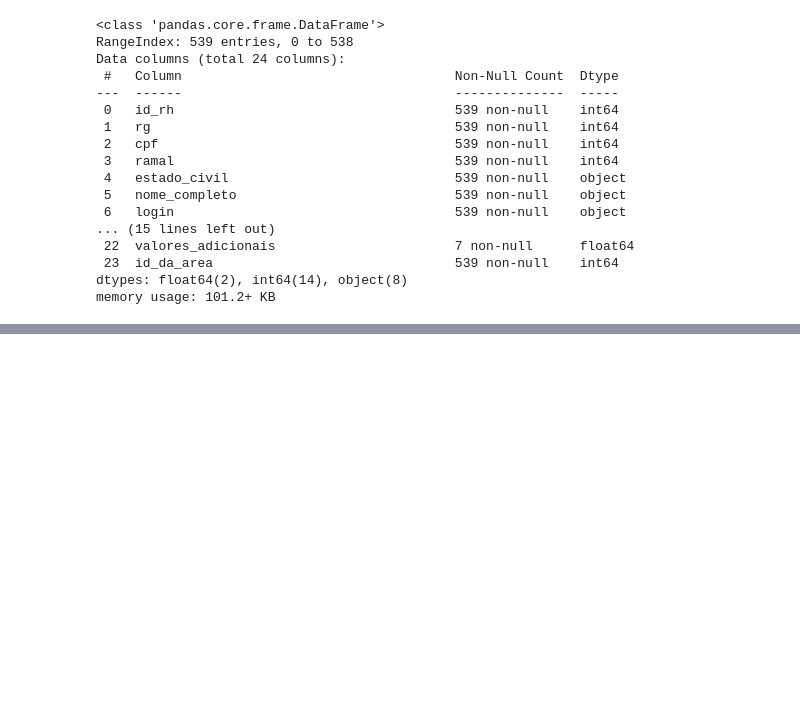
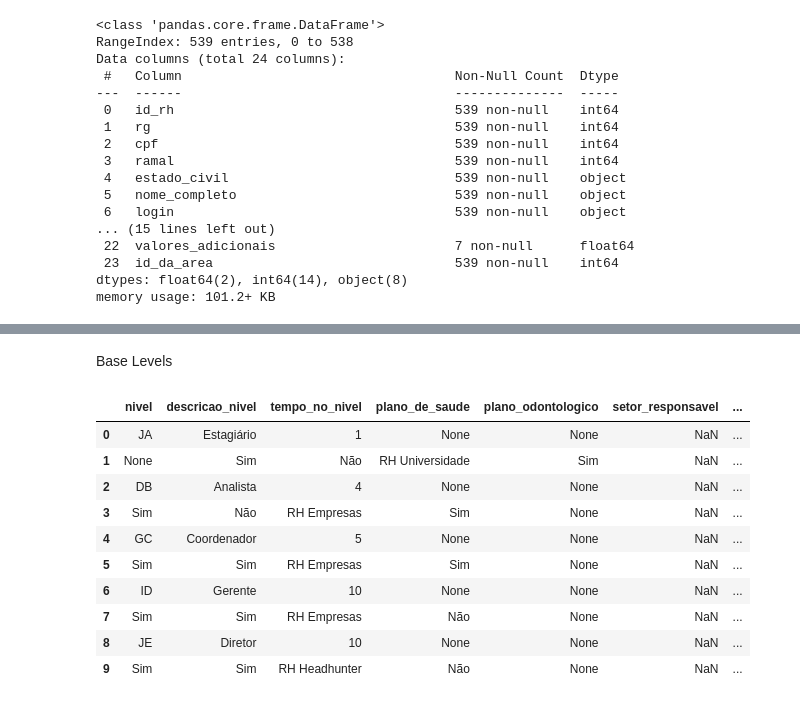
Before and after one commit to antoniolfnt/desafionst, a Jupyter notebook: WORKFLOW.ipynb, the cells around one changed output, grey strips where cells are left out. Drawn from its saved outputs; the diff is of its cells as text; code cells hidden in the pictures; blank space fills up the shorter version.

Commit message:
Base level transformed

```diff
--- a/WORKFLOW.ipynb
+++ b/WORKFLOW.ipynb
@@ -582,0 +586,16 @@ df_employers_parquet
+# %% [markdown]
+Base Levels
+# %%
+df_base_levels_parquet
+# %% [output]
+|  | nivel | descricao_nivel | tempo_no_nivel | plano_de_saude | plano_odontologico | setor_responsavel | ... |
+| 0 | JA | Estagiário | 1 | None | None | NaN | ... |
+| 1 | None | Sim | Não | RH Universidade | Sim | NaN | ... |
+| 2 | DB | Analista | 4 | None | None | NaN | ... |
+| 3 | Sim | Não | RH Empresas | Sim | None | NaN | ... |
+| 4 | GC | Coordenador | 5 | None | None | NaN | ... |
+| 5 | Sim | Sim | RH Empresas | Sim | None | NaN | ... |
+| 6 | ID | Gerente | 10 | None | None | NaN | ... |
+| 7 | Sim | Sim | RH Empresas | Não | None | NaN | ... |
+| 8 | JE | Diretor | 10 | None | None | NaN | ... |
+| 9 | Sim | Sim | RH Headhunter | Não | None | NaN | ... |
```
Also changed, not shown: parts of 8 cells of this notebook, 2 other files.
